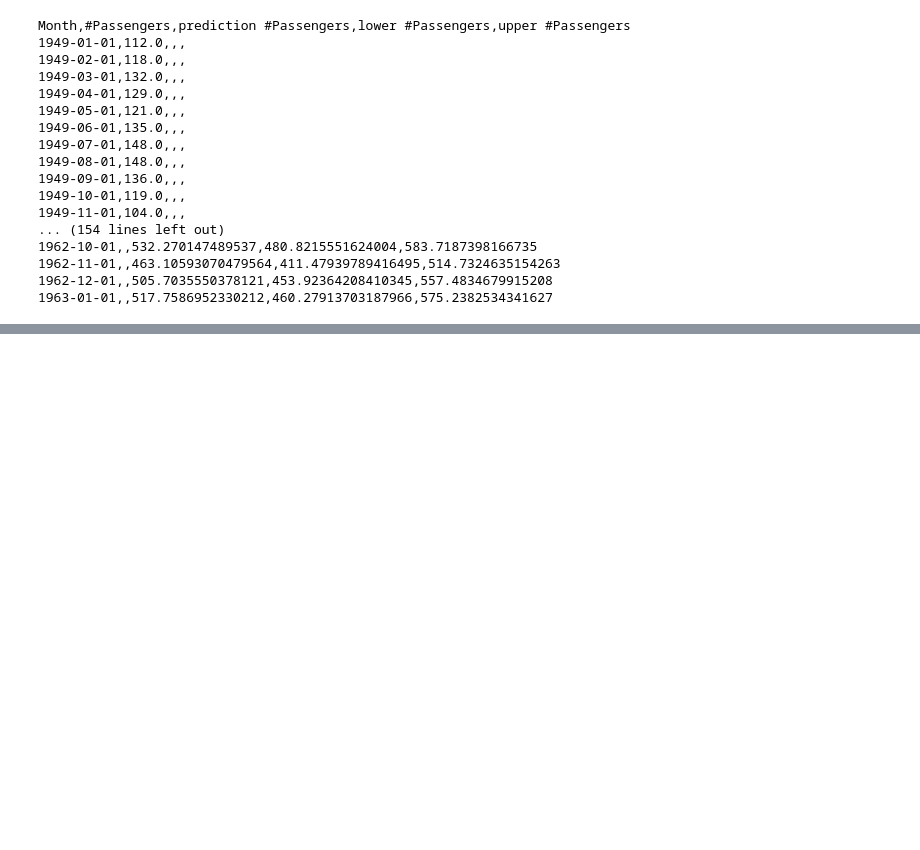
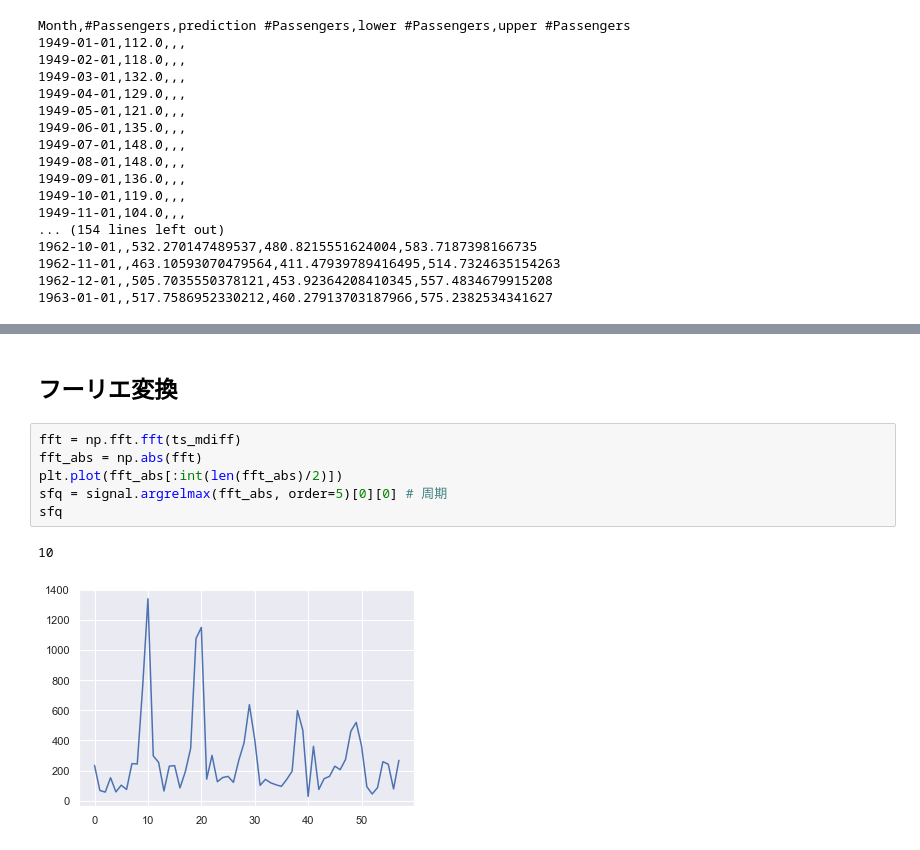
Before and after one commit to ogi-iii/time_series_predictor, a Jupyter notebook: notebooks/SARIMA.ipynb, the cells around one changed output, grey strips where cells are left out. Saved outputs shown, nothing was run; the diff lists cells and outputs as text; blank space fills up the shorter version.

```diff
--- a/notebooks/SARIMA.ipynb
+++ b/notebooks/SARIMA.ipynb
@@ -192,0 +215,11 @@ Month,#Passengers,prediction #Passengers,lower #Passengers,upper #Passengers
+# %% [markdown]
+## フーリエ変換
+# %%
+fft = np.fft.fft(ts_mdiff)
+fft_abs = np.abs(fft)
+plt.plot(fft_abs[:int(len(fft_abs)/2)])
+sfq = signal.argrelmax(fft_abs, order=5)[0][0] # 周期
+sfq
+# %% [output]
+10
+[figure, added]
```
Also changed, not shown: parts of 13 cells of this notebook, 2 other files.
